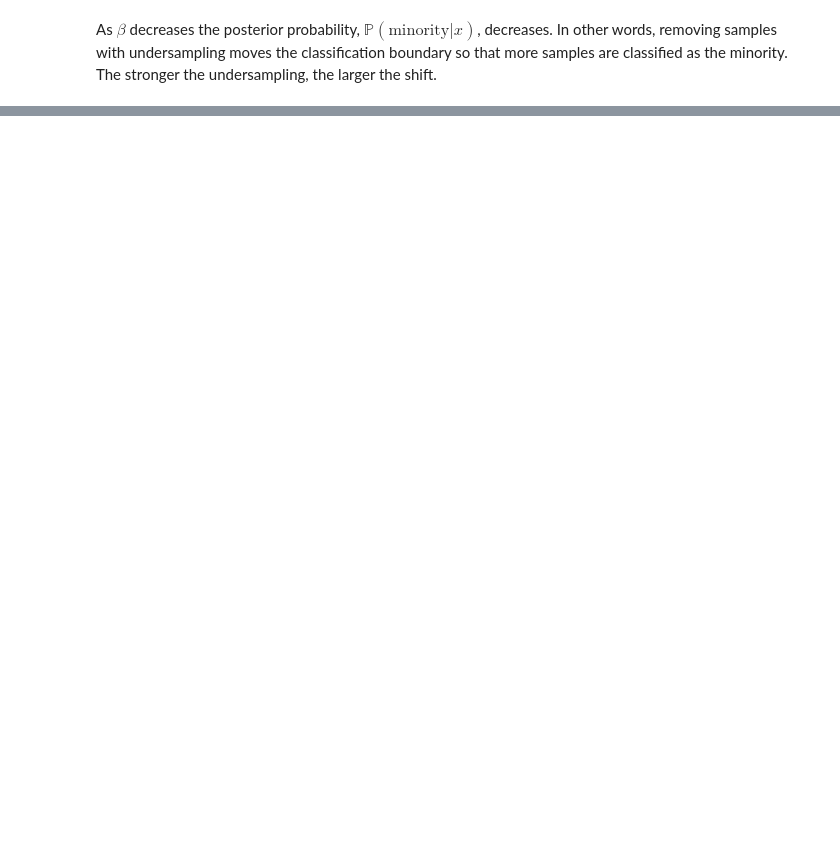
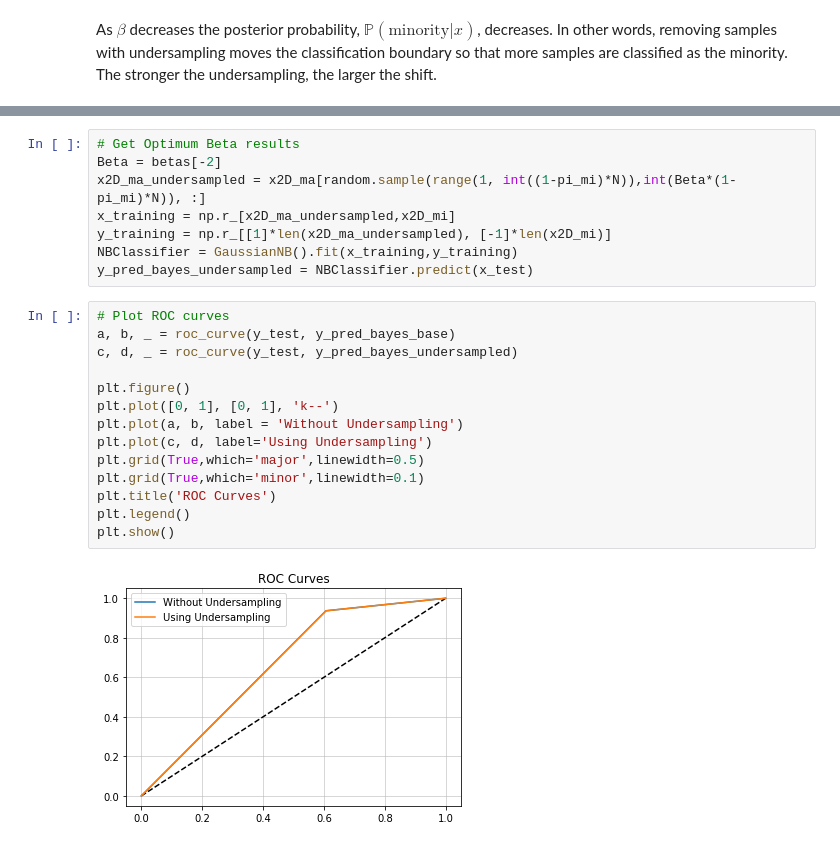
Before and after one commit to crisgompec/ImbalancedDataset, a Jupyter notebook: Dataset1/Python/Undersampling_Math_v1.ipynb, the cells around one changed output, grey strips where cells are left out. Cells and saved outputs as stored; diff of their text form; blank space fills up the shorter version.

```diff
--- a/Dataset1/Python/Undersampling_Math_v1.ipynb
+++ b/Dataset1/Python/Undersampling_Math_v1.ipynb
@@ -391,0 +491,24 @@ the undersampling, the larger the shift.
+# %%
+# Get Optimum Beta results
+Beta = betas[-2]
+x2D_ma_undersampled = x2D_ma[random.sample(range(1, int((1-pi_mi)*N)),int(Beta*(1-pi_mi)*N)), :]
+x_training = np.r_[x2D_ma_undersampled,x2D_mi]
+y_training = np.r_[[1]*len(x2D_ma_undersampled), [-1]*len(x2D_mi)]
+NBClassifier = GaussianNB().fit(x_training,y_training)
+y_pred_bayes_undersampled = NBClassifier.predict(x_test)
+# %%
+# Plot ROC curves
+a, b, _ = roc_curve(y_test, y_pred_bayes_base)
+c, d, _ = roc_curve(y_test, y_pred_bayes_undersampled)
+
+plt.figure()
+plt.plot([0, 1], [0, 1], 'k--')
+plt.plot(a, b, label = 'Without Undersampling')
+plt.plot(c, d, label='Using Undersampling')
+plt.grid(True,which='major',linewidth=0.5)
+plt.grid(True,which='minor',linewidth=0.1)
+plt.title('ROC Curves')
+plt.legend()
+plt.show()
+# %% [output]
+[figure, added]
```
Also changed, not shown: parts of 25 cells of this notebook.
